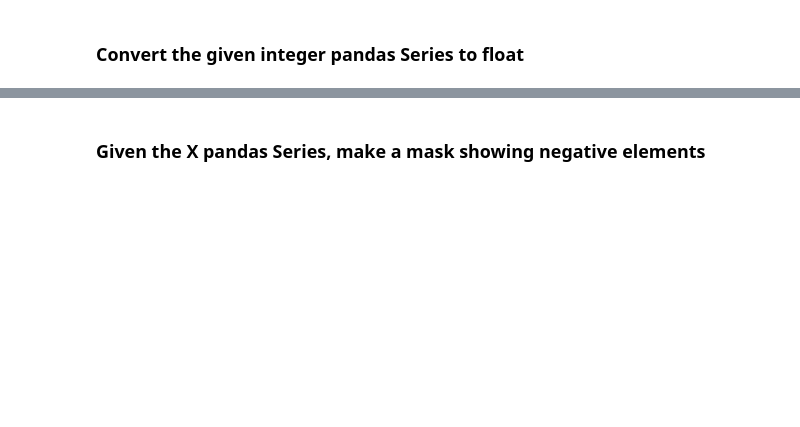
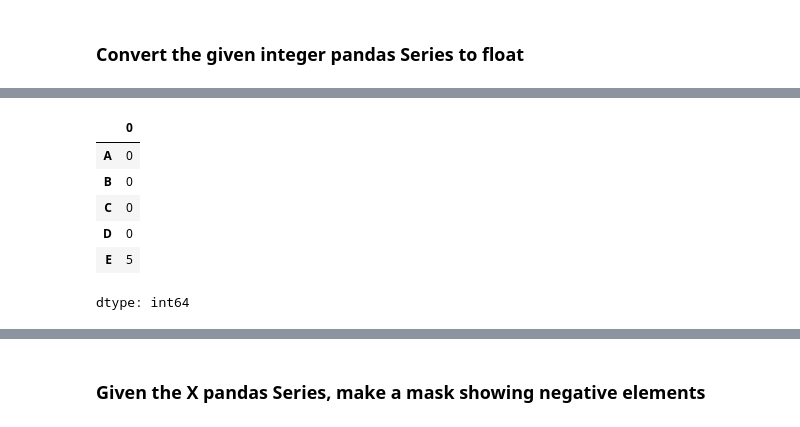
Before and after one commit to Matthew-D-Chan/FreeCodeCamp-Data-Analysis, a Jupyter notebook: Pandas Series exercises.ipynb, the cells around one changed output, grey strips where cells are left out. Saved outputs shown, nothing was run; the diff lists cells and outputs as text; code cells hidden in the pictures; blank space fills up the shorter version.

```diff
--- a/Pandas Series exercises.ipynb
+++ b/Pandas Series exercises.ipynb
@@ -200,9 +271,18 @@ X
 # %%
 X = pd.Series([1,2,3,4,5],
               index=['A','B','C','D','E'])
 
 X[1:-1] = 0
+X.iloc[0:4] = 0
 X
+# %% [output]
+|  | 0 |
+| A | 0 |
+| B | 0 |
+| C | 0 |
+| D | 0 |
+| E | 5 |
+dtype: int64
 # %% [markdown]
 ![green-divider](https://user-images.githubusercontent.com/7065401/52071924-c003ad80-2562-11e9-8297-1c6595f8a7ff.png)
 
```
Also changed, not shown: parts of 35 cells of this notebook.
